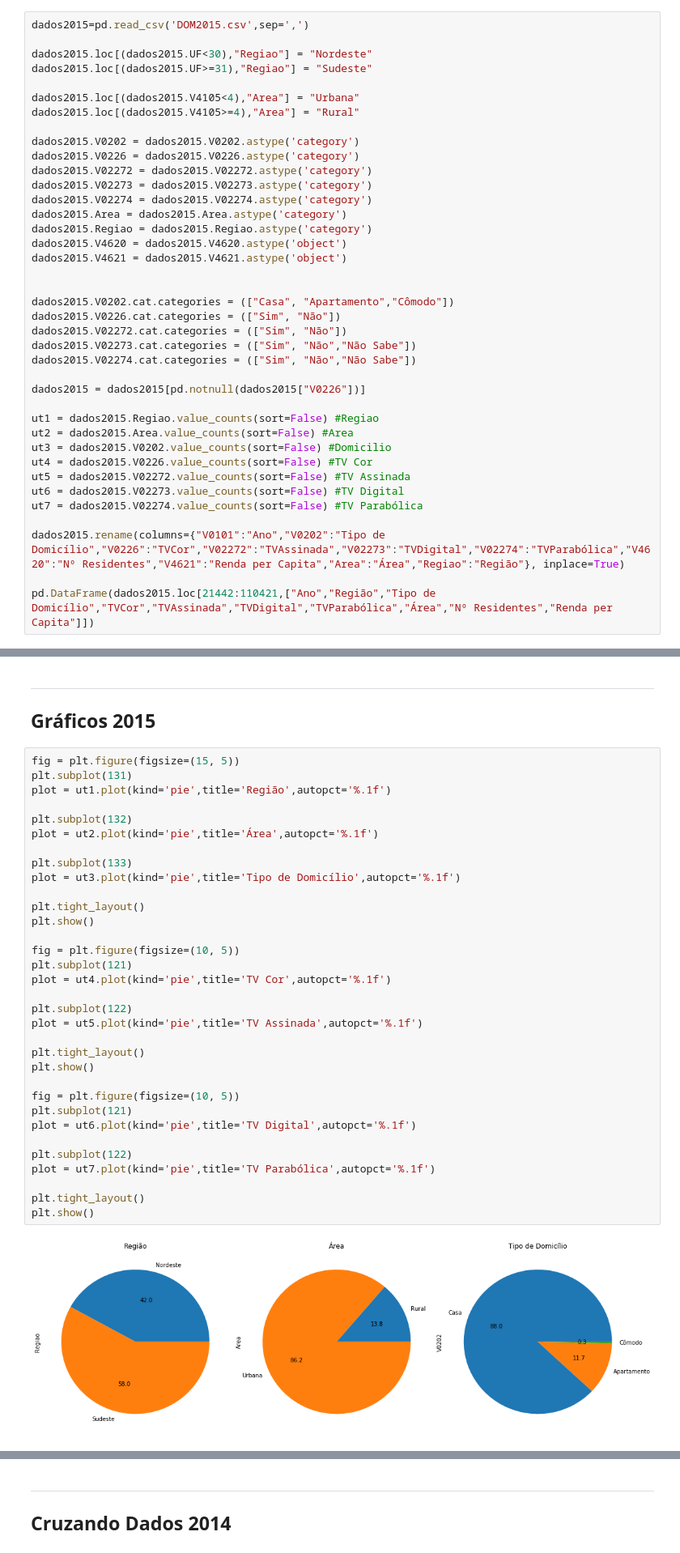
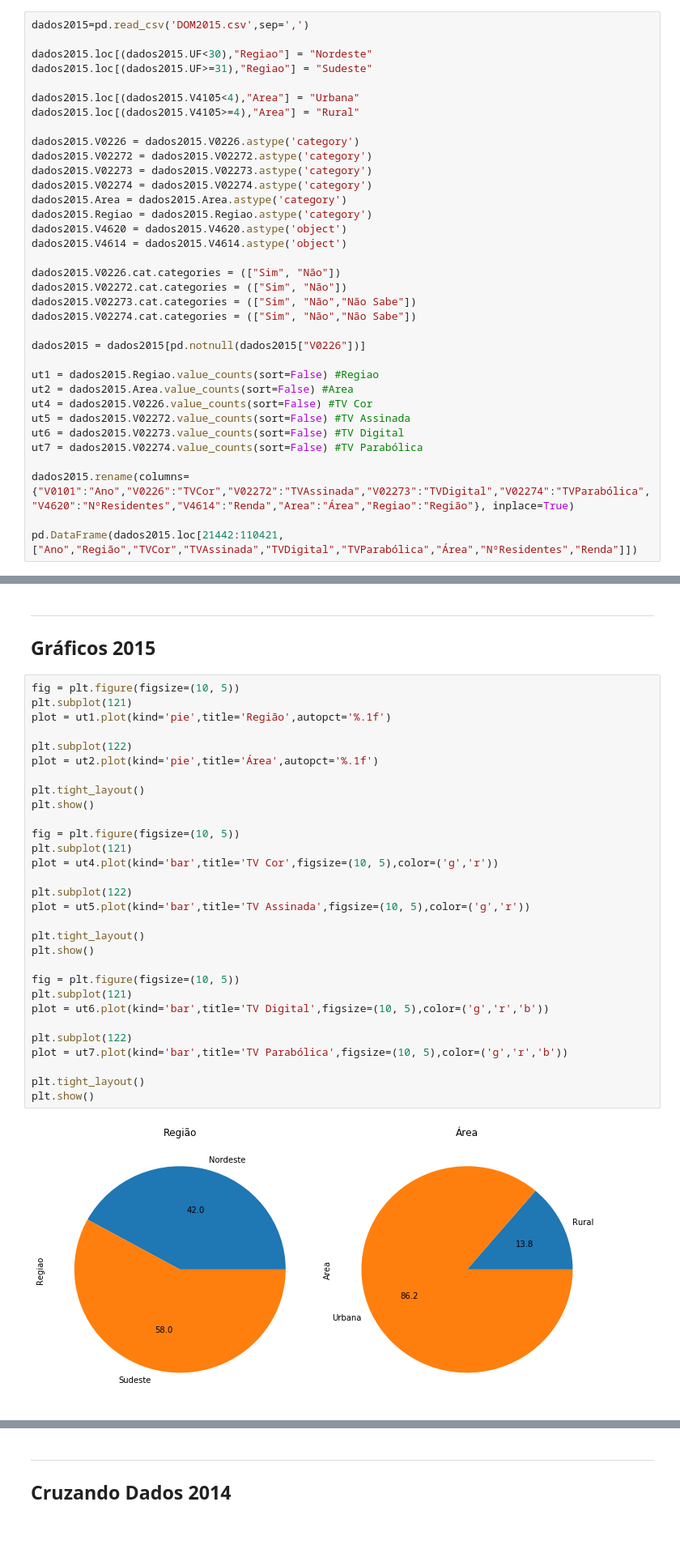
Before and after one commit to ThunderSly/CienciaDados, a Jupyter notebook: Projeto1 Layout.ipynb, the cells around one changed output, grey strips where cells are left out. Shown at 81% size. Drawn from its saved outputs; the diff is of its cells as text; blank space fills up the shorter version.

```diff
--- a/Projeto1 Layout.ipynb
+++ b/Projeto1 Layout.ipynb
@@ -98,7 +151,6 @@ dados2015.loc[(dados2015.UF>=31),"Regiao"] = "Sudeste"
 dados2015.loc[(dados2015.V4105<4),"Area"] = "Urbana"
 dados2015.loc[(dados2015.V4105>=4),"Area"] = "Rural"
 
-dados2015.V0202 = dados2015.V0202.astype('category')
 dados2015.V0226 = dados2015.V0226.astype('category')
 dados2015.V02272 = dados2015.V02272.astype('category')
 dados2015.V02273 = dados2015.V02273.astype('category')
@@ -106,10 +158,8 @@ dados2015.V02274 = dados2015.V02274.astype('category')
 dados2015.Area = dados2015.Area.astype('category')
 dados2015.Regiao = dados2015.Regiao.astype('category')
 dados2015.V4620 = dados2015.V4620.astype('object')
-dados2015.V4621 = dados2015.V4621.astype('object')
+dados2015.V4614 = dados2015.V4614.astype('object')
 
-
-dados2015.V0202.cat.categories = (["Casa", "Apartamento","Cômodo"])
 dados2015.V0226.cat.categories = (["Sim", "Não"])
 dados2015.V02272.cat.categories = (["Sim", "Não"])
 dados2015.V02273.cat.categories = (["Sim", "Não","Não Sabe"])
@@ -119,13 +169,12 @@ dados2015 = dados2015[pd.notnull(dados2015["V0226"])]
 
 ut1 = dados2015.Regiao.value_counts(sort=False) #Regiao
 ut2 = dados2015.Area.value_counts(sort=False) #Area
-ut3 = dados2015.V0202.value_counts(sort=False) #Domicilio
 ut4 = dados2015.V0226.value_counts(sort=False) #TV Cor
 ut5 = dados2015.V02272.value_counts(sort=False) #TV Assinada
 ut6 = dados2015.V02273.value_counts(sort=False) #TV Digital
 ut7 = dados2015.V02274.value_counts(sort=False) #TV Parabólica
 
-dados2015.rename(columns={"V0101":"Ano","V0202":"Tipo de Domicílio","V0226":"TVCor","V02272":"TVAssinada","V02273":"TVDigital","V02274":"TVParabólica","V4620":"Nº Residentes","V4621":"Renda per Capita","Area":"Área","Regiao":"Região"}, inplace=True)
+dados2015.rename(columns={"V0101":"Ano","V0226":"TVCor","V02272":"TVAssinada","V02273":"TVDigital","V02274":"TVParabólica","V4620":"NºResidentes","V4614":"Renda","Area":"Área","Regiao":"Região"}, inplace=True)
 
-pd.DataFrame(dados2015.loc[21442:110421,["Ano","Região","Tipo de Domicílio","TVCor","TVAssinada","TVDigital","TVParabólica","Área","Nº Residentes","Renda per Capita"]])
+pd.DataFrame(dados2015.loc[21442:110421,["Ano","Região","TVCor","TVAssinada","TVDigital","TVParabólica","Área","NºResidentes","Renda"]])
 # %% [output]
@@ -191,37 +274,34 @@ plt.show()
 ___
 ## Gráficos 2015
 # %%
-fig = plt.figure(figsize=(15, 5))
-plt.subplot(131)
+fig = plt.figure(figsize=(10, 5))
+plt.subplot(121)
 plot = ut1.plot(kind='pie',title='Região',autopct='%.1f')
 
-plt.subplot(132)
+plt.subplot(122)
 plot = ut2.plot(kind='pie',title='Área',autopct='%.1f')
-
-plt.subplot(133)
-plot = ut3.plot(kind='pie',title='Tipo de Domicílio',autopct='%.1f')
 
 plt.tight_layout()
 plt.show()
 
 fig = plt.figure(figsize=(10, 5))
 plt.subplot(121)
-plot = ut4.plot(kind='pie',title='TV Cor',autopct='%.1f')
+plot = ut4.plot(kind='bar',title='TV Cor',figsize=(10, 5),color=('g','r'))
 
 plt.subplot(122)
-plot = ut5.plot(kind='pie',title='TV Assinada',autopct='%.1f')
+plot = ut5.plot(kind='bar',title='TV Assinada',figsize=(10, 5),color=('g','r'))
 
 plt.tight_layout()
 plt.show()
 
 fig = plt.figure(figsize=(10, 5))
 plt.subplot(121)
-plot = ut6.plot(kind='pie',title='TV Digital',autopct='%.1f')
+plot = ut6.plot(kind='bar',title='TV Digital',figsize=(10, 5),color=('g','r','b'))
 
 plt.subplot(122)
-plot = ut7.plot(kind='pie',title='TV Parabólica',autopct='%.1f')
+plot = ut7.plot(kind='bar',title='TV Parabólica',figsize=(10, 5),color=('g','r','b'))
 
 plt.tight_layout()
 plt.show()
 # %% [output]
-[figure, old version]
+[figure, new version]
```
Also changed, not shown: parts of 48 cells of this notebook.
